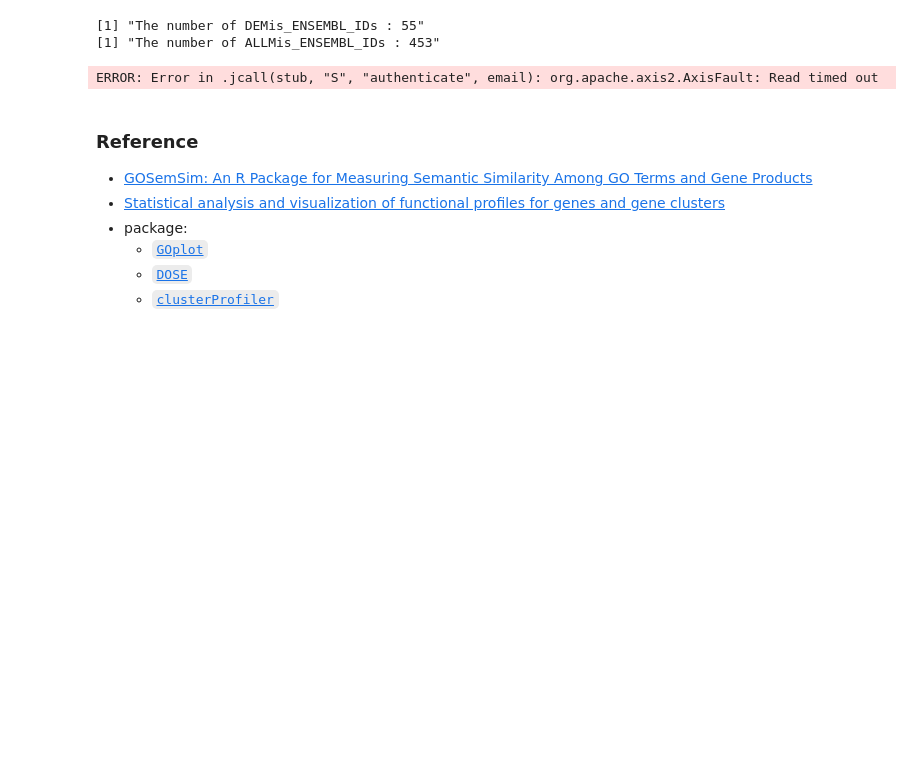
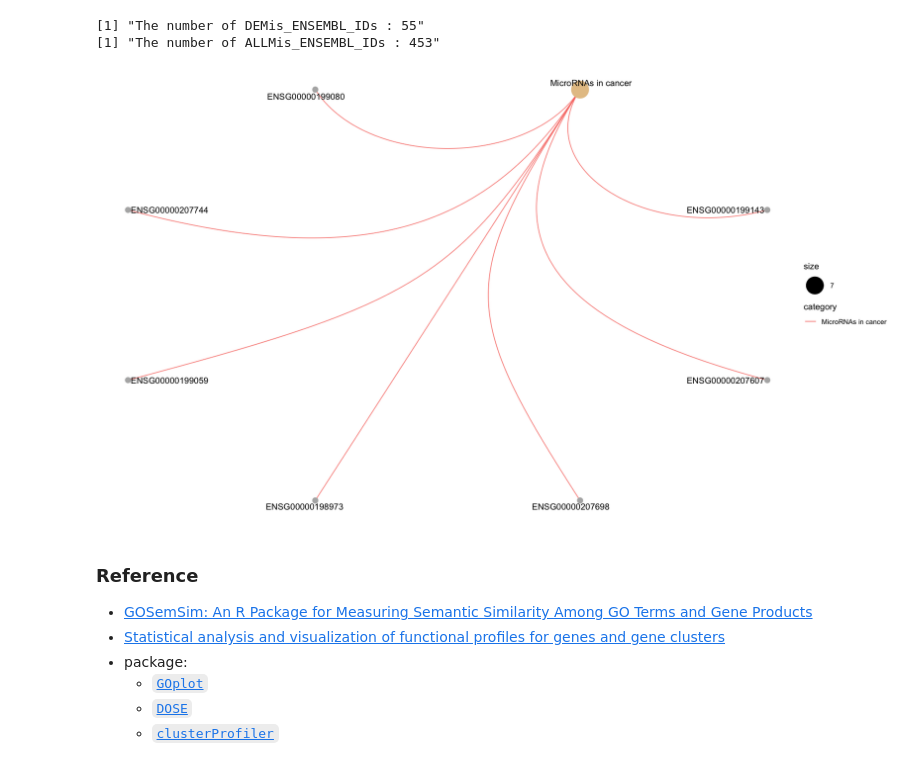
Before and after one commit to HongyuanWu/TripleNetDiagnosis, a Jupyter notebook: notebook/2.R.cluster.profiling.ipynb, the cells around one changed output. Saved outputs shown, nothing was run; the diff lists cells and outputs as text; code cells hidden in the pictures; blank space fills up the shorter version.

Commit message:
Apply DO for DEMis.

```diff
--- a/notebook/2.R.cluster.profiling.ipynb
+++ b/notebook/2.R.cluster.profiling.ipynb
@@ -237,9 +245,7 @@ miRNA_david <- enrichDAVID(
     gene=DEMis_ENSEMBL_IDs, idType="ENSEMBL_GENE_ID",
     pvalueCutoff=0.05, pAdjustMethod="BH",
     # universe=ALLMis_ENSEMBL_IDs,
-    minGSSize=10, maxGSSize=500, qvalueCutoff=0.2,
-    annotation="GOTERM_BP_FAT", species=NA,
+    minGSSize=1, maxGSSize=500, qvalueCutoff=0.2,
+    annotation="KEGG_PATHWAY", species="hsa",
     david.user="Iwasaki-shuto0703@g.ecc.u-tokyo.ac.jp"
 )
-# %% [output]
-ERROR: Error in .jcall(stub, "S", "authenticate", email): org.apache.axis2.AxisFault: Read timed out
@@ -248,3 +252,10 @@ cnetplot(miRNA_david, circular=TRUE, colorEdge=TRUE)
+# %%
+fig2.D.path <- paste(fig2_save_dir, "fig.2.d.DO-for-DEMis.png", sep="")
+fig2.D <- cnetplot(miRNA_david, circular=TRUE, colorEdge=TRUE)
+myggsave(fig2.D.path)
+fig2.D
+# %% [output]
+[figure, added]
 # %% [markdown]
 ### Reference
 
```
Also changed, not shown: parts of 6 cells of this notebook, 2 other files.
